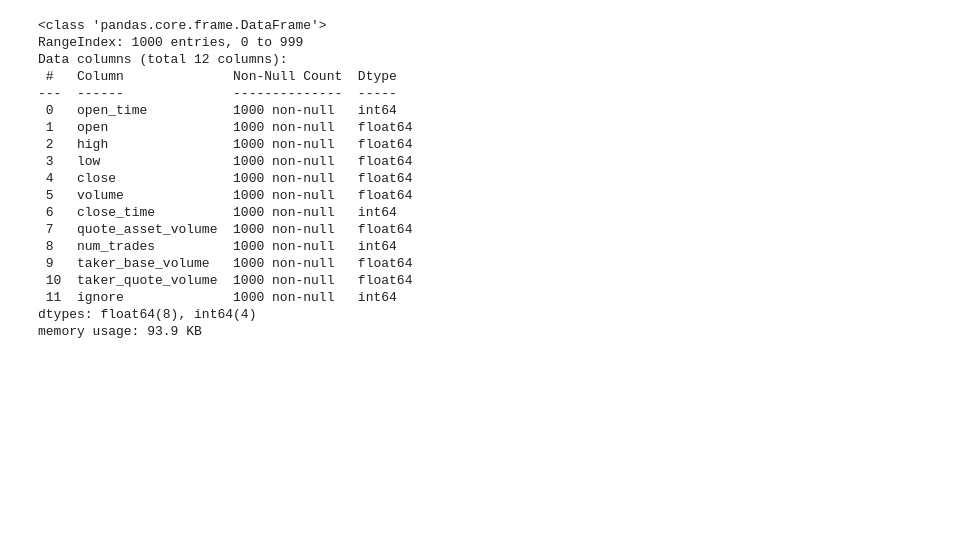
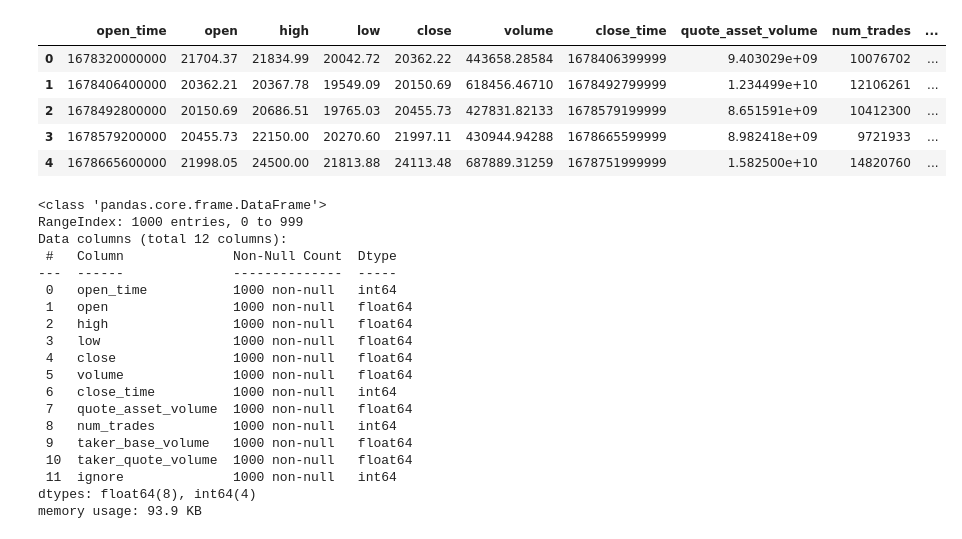
Before and after one commit to otienomike295/Crypto_Classifier, a Jupyter notebook: notebooks/01_fetch_data.ipynb, the cells around one changed output. Cells and saved outputs as stored; diff of their text form; code cells hidden in the pictures; blank space fills up the shorter version.

```diff
--- a/notebooks/01_fetch_data.ipynb
+++ b/notebooks/01_fetch_data.ipynb
@@ -1,33 +4,34 @@
 # %%
-import os
-import pandas as pd
-
-# Navigate to your data directory
-os.chdir(r"C:\Users\motieno\Downloads\Data Science\python\Statitistics\Capstone\Crypto_Classifier\data\raw")
-
-# Now load with short path
-df = pd.read_csv("raw_data.csv")
-# df.head()
-df.info()
+binance_raw_dataset = pd.read_csv(r"C:\Users\motieno\Downloads\Data Science\python\Statitistics\Capstone\Crypto_Classifier\data\raw\raw_data.csv")
+binance_raw_dataset.head()
 # %% [output]
-<class 'pandas.core.frame.DataFrame'>
-RangeIndex: 1000 entries, 0 to 999
-Data columns (total 12 columns):
- #   Column              Non-Null Count  Dtype
----  ------              --------------  -----
- 0   open_time           1000 non-null   int64
- 1   open                1000 non-null   float64
- 2   high                1000 non-null   float64
- 3   low                 1000 non-null   float64
- 4   close               1000 non-null   float64
- 5   volume              1000 non-null   float64
- 6   close_time          1000 non-null   int64
- 7   quote_asset_volume  1000 non-null   float64
- 8   num_trades          1000 non-null   int64
- 9   taker_base_volume   1000 non-null   float64
- 10  taker_quote_volume  1000 non-null   float64
- 11  ignore              1000 non-null   int64
-dtypes: float64(8), int64(4)
-memory usage: 93.9 KB
+|  | open_time | open | high | low | close | volume | close_time | quote_asset_volume | num_trades | ... |
+| 0 | 1678320000000 | 21704.37 | 21834.99 | 20042.72 | 20362.22 | 443658.28584 | 1678406399999 | 9.403029e+09 | 10076702 | ... |
+| 1 | 1678406400000 | 20362.21 | 20367.78 | 19549.09 | 20150.69 | 618456.46710 | 1678492799999 | 1.234499e+10 | 12106261 | ... |
+| 2 | 1678492800000 | 20150.69 | 20686.51 | 19765.03 | 20455.73 | 427831.82133 | 1678579199999 | 8.651591e+09 | 10412300 | ... |
+| 3 | 1678579200000 | 20455.73 | 22150.00 | 20270.60 | 21997.11 | 430944.94288 | 1678665599999 | 8.982418e+09 | 9721933 | ... |
+| 4 | 1678665600000 | 21998.05 | 24500.00 | 21813.88 | 24113.48 | 687889.31259 | 1678751999999 | 1.582500e+10 | 14820760 | ... |
+# %%
+binance_raw_dataset.info()
+# %% [output]
+<class 'pandas.core.frame.DataFrame'>
+RangeIndex: 1000 entries, 0 to 999
+Data columns (total 12 columns):
+ #   Column              Non-Null Count  Dtype
+---  ------              --------------  -----
+ 0   open_time           1000 non-null   int64
+ 1   open                1000 non-null   float64
+ 2   high                1000 non-null   float64
+ 3   low                 1000 non-null   float64
+ 4   close               1000 non-null   float64
+ 5   volume              1000 non-null   float64
+ 6   close_time          1000 non-null   int64
+ 7   quote_asset_volume  1000 non-null   float64
+ 8   num_trades          1000 non-null   int64
+ 9   taker_base_volume   1000 non-null   float64
+ 10  taker_quote_volume  1000 non-null   float64
+ 11  ignore              1000 non-null   int64
+dtypes: float64(8), int64(4)
+memory usage: 93.9 KB
 # %%
 binance_processed_dataset = pd.read_csv(r"C:\Users\motieno\Downloads\Data Science\python\Statitistics\Capstone\Crypto_Classifier\data\processed\processed_data.csv", parse_dates=["open_time", "close_time"])
```
Also changed, not shown: parts of 4 cells of this notebook, 32 other files.
